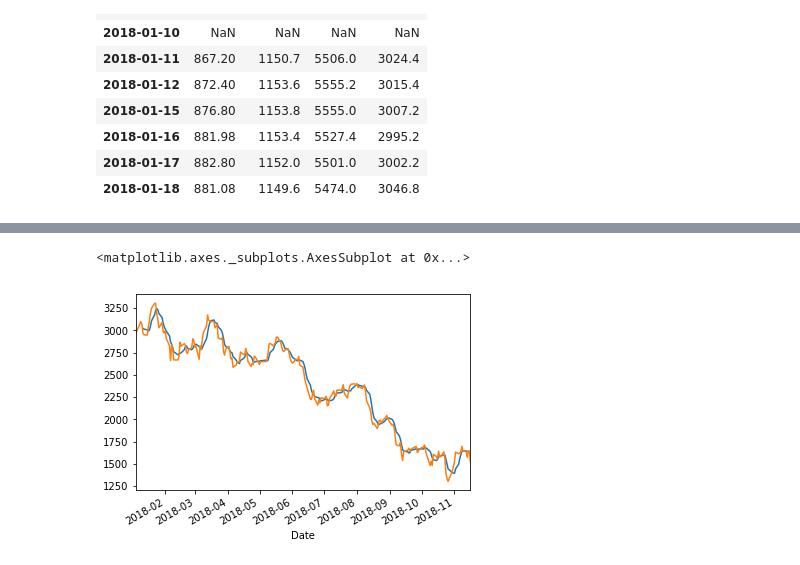
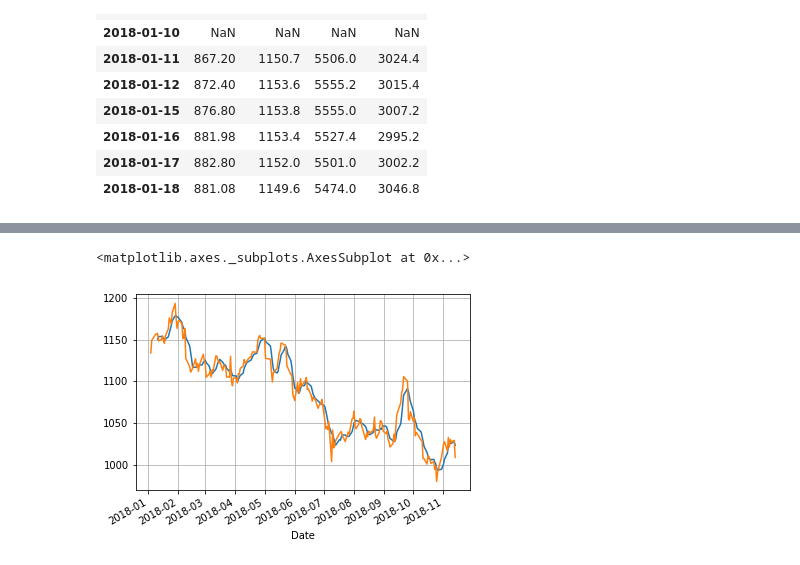
Before and after one commit to shinseitaro/fintalk, a Jupyter notebook: 時系列データ分析/Chapter5.ipynb, the cells around one changed output, grey strips where cells are left out. Cells and saved outputs as stored; diff of their text form; code cells hidden in the pictures.

```diff
--- a/時系列データ分析/Chapter5.ipynb
+++ b/時系列データ分析/Chapter5.ipynb
@@ -180,0 +218,37 @@ df_close.rolling(window=5).mean().head(10)
+# %%
+## では、0.01以上になったら売り持ちし、−0.01以下になったら買い持ち、
+## それぞれ10日持ったらポジションをクローズするシュミレーションをしてみましょう
+
+def simulation1(df_close, symbol_name="NISSAN", window=5, thred=0.01, hold=10):
+    """
+    df_close: 終値のDataFrame
+    symbol_name: 銘柄名
+    window: 移動平均を計算する期間
+    thred: 乖離の距離
+    hold: 銘柄保有期間
+    """
+
+    df_ma = df_close.rolling(window=window).mean()
+    df_diff = df_close / df_ma - 1
+
+    df = pd.DataFrame({
+        "CLOSE":df_close[symbol_name],
+         "MA":df_ma[symbol_name],
+         "DIFF":df_diff[symbol_name]})
+
+    df["long flag"] = df["DIFF"] < thred * -1
+    df["short flag"] = df["DIFF"] > thred
+
+    ## 注意：ここは同じ row に未来のReturnが入っている状態
+    df["future_return"] = df["CLOSE"].shift(-1) / df["CLOSE"]   - 1
+
+    longs = df[df["long flag"]].index
+    shorts = df[df["short flag"]].index
+
+    for date in longs:
+        df.loc[date:].head(hold)["long flag"]=True
+    for date in shorts:
+        df.loc[date:].head(hold)["short flag"]=True
+
+    simulation = df["future_return"] * df["long flag"] + df["future_return"] * df["short flag"]*-1
+    return simulation
@@ -181,6 +314,6 @@ df_close.rolling(window=5).mean().head(10)
 # %%
-df_close.rolling(window=5).mean()["SUMCO"].plot()
-df_close["SUMCO"].plot()
+df_close.rolling(window=5).mean()["NISSAN"].plot()
+df_close["NISSAN"].plot(grid=True)
 # %% [output]
 <matplotlib.axes._subplots.AxesSubplot at 0x...>
-[figure, old version]
+[figure, new version]
```
Also changed, not shown: parts of 29 cells of this notebook, 1 other file.
